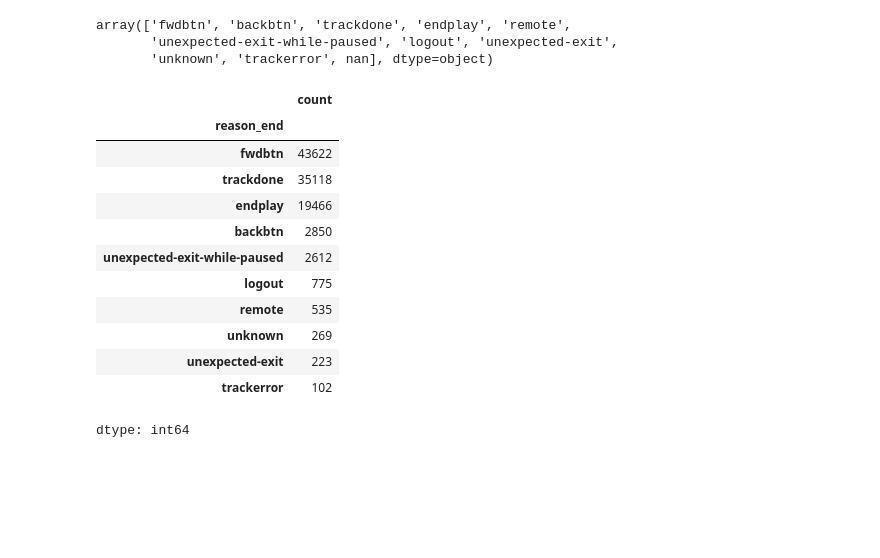
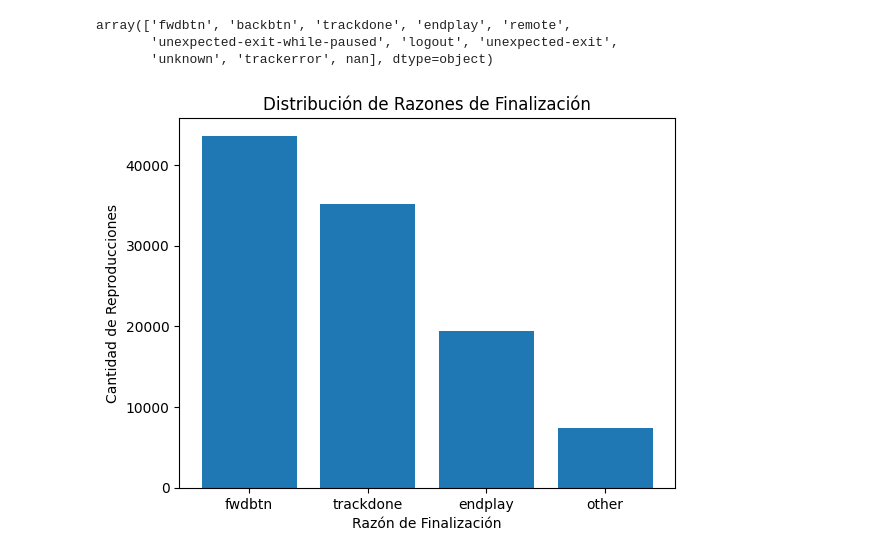
Before and after one commit to Skuerjuan/spotify_chona, a Jupyter notebook: main.ipynb, the cells around one changed output. Saved outputs shown, nothing was run; the diff lists cells and outputs as text; code cells hidden in the pictures; blank space fills up the shorter version.

```diff
--- a/main.ipynb
+++ b/main.ipynb
@@ -169,21 +172,22 @@ dataset["reason_end"].unique()
 array(['fwdbtn', 'backbtn', 'trackdone', 'endplay', 'remote',
        'unexpected-exit-while-paused', 'logout', 'unexpected-exit',
        'unknown', 'trackerror', nan], dtype=object)
-# %%
-count_end = dataset["reason_end"].value_counts()
-n_other = count_end[count_end.index.isin({"unxepected-exit-while-paused", "logout", "remote", "unknown", "unexpected-exit", "trackerror"})]
-fig, ax = plt.subplots()
-# %% [output]
-|  | count |
-| reason_end |  |
-| fwdbtn | 43622 |
-| trackdone | 35118 |
-| endplay | 19466 |
-| backbtn | 2850 |
-| unexpected-exit-while-paused | 2612 |
-| logout | 775 |
-| remote | 535 |
-| unknown | 269 |
-| unexpected-exit | 223 |
-| trackerror | 102 |
-dtype: int64
+# %%
+# graficando los números de cada acción
+
+count_end = dataset["reason_end"].value_counts()
+unwanted = ["unexpected-exit-while-paused", "logout", "remote", "unknown", "unexpected-exit", "trackerror", "backbtn"]
+#razones que no nos interesan
+n_other = count_end[count_end.index.isin(unwanted)].sum() #las agrupamos en "other"
+count_end["other"] = n_other
+count_end = count_end.drop(unwanted) #hacemos una nueva categoría y eliminamos el resto
+count_end = count_end.sort_values(ascending=False)
+
+fig, ax = plt.subplots()
+ax.bar(count_end.index, count_end)
+ax.set_xlabel("Razón de Finalización")
+ax.set_ylabel("Cantidad de Reproducciones")
+ax.set_title("Distribución de Razones de Finalización")
+plt.show()
+# %% [output]
+[figure, added]
```
Also changed, not shown: parts of 11 cells of this notebook.
